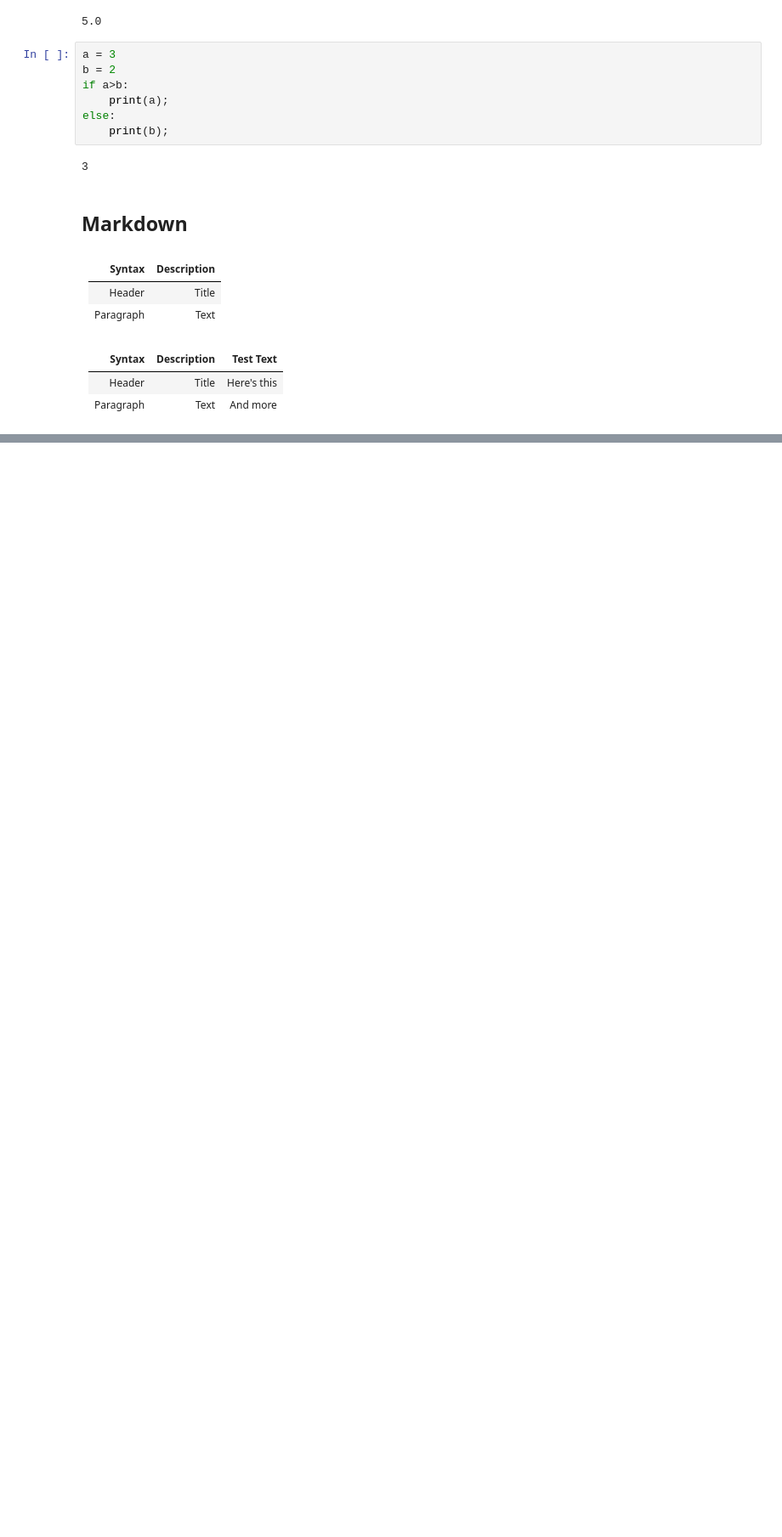
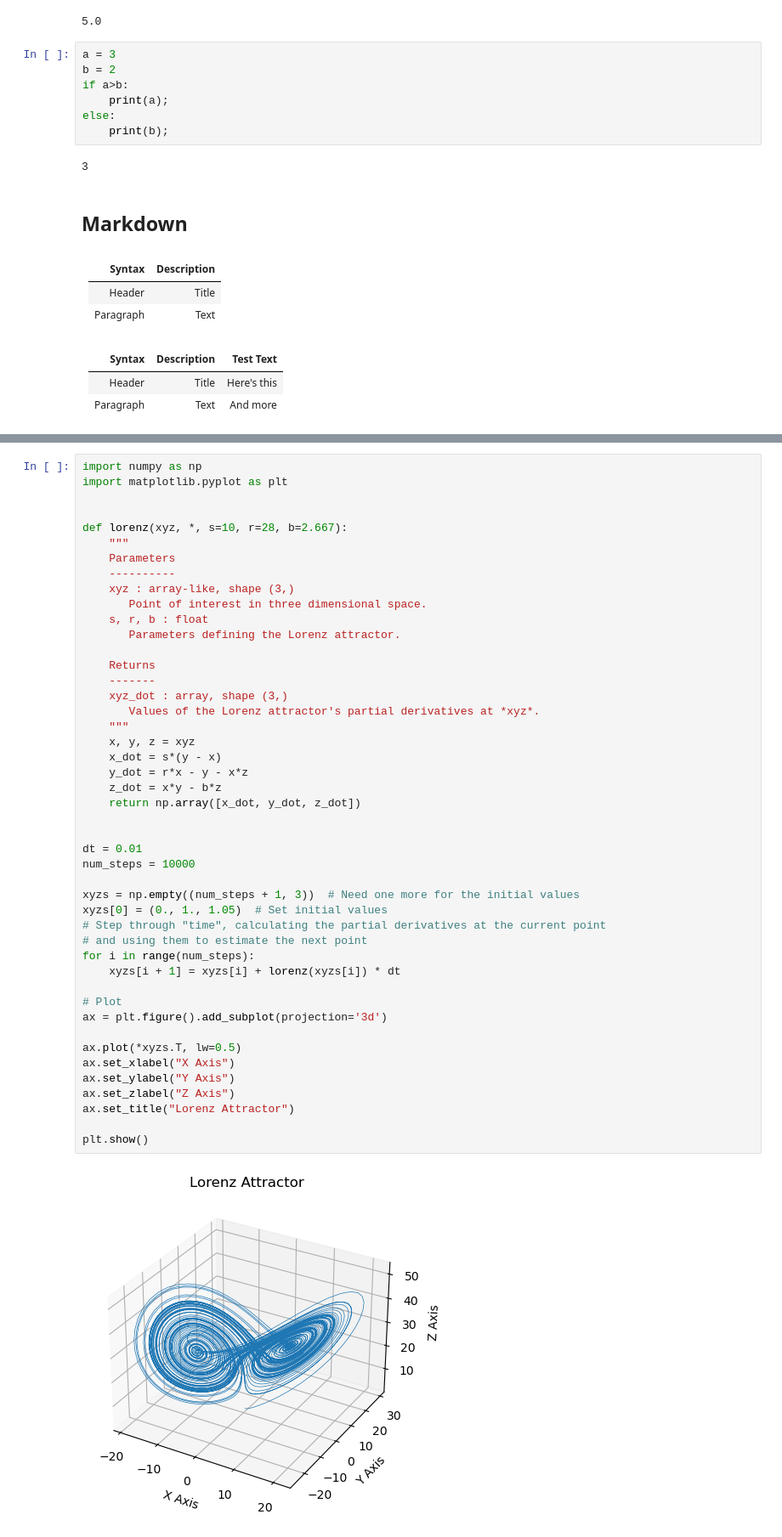
Before and after one commit to qszhao/PTUA2023, a Jupyter notebook: Lab01/PTUA Lecture 1.ipynb, the cells around one changed output, grey strips where cells are left out. Shown: that part at 85% size. Saved outputs shown, nothing was run; the diff lists cells and outputs as text; blank space fills up the shorter version.

Commit message:
Add Lab02.py; Add Lorenz attractor.py to Lab01; Modify .ipynb in Lab01

```diff
--- a/Lab01/PTUA Lecture 1.ipynb
+++ b/Lab01/PTUA Lecture 1.ipynb
@@ -41,0 +44,48 @@ else:
+# %%
+import numpy as np
+import matplotlib.pyplot as plt
+
+
+def lorenz(xyz, *, s=10, r=28, b=2.667):
+    """
+    Parameters
+    ----------
+    xyz : array-like, shape (3,)
+       Point of interest in three dimensional space.
+    s, r, b : float
+       Parameters defining the Lorenz attractor.
+
+    Returns
+    -------
+    xyz_dot : array, shape (3,)
+       Values of the Lorenz attractor's partial derivatives at *xyz*.
+    """
+    x, y, z = xyz
+    x_dot = s*(y - x)
+    y_dot = r*x - y - x*z
+    z_dot = x*y - b*z
+    return np.array([x_dot, y_dot, z_dot])
+
+
+dt = 0.01
+num_steps = 10000
+
+xyzs = np.empty((num_steps + 1, 3))  # Need one more for the initial values
+xyzs[0] = (0., 1., 1.05)  # Set initial values
+# Step through "time", calculating the partial derivatives at the current point
+# and using them to estimate the next point
+for i in range(num_steps):
+    xyzs[i + 1] = xyzs[i] + lorenz(xyzs[i]) * dt
+
+# Plot
+ax = plt.figure().add_subplot(projection='3d')
+
+ax.plot(*xyzs.T, lw=0.5)
+ax.set_xlabel("X Axis")
+ax.set_ylabel("Y Axis")
+ax.set_zlabel("Z Axis")
+ax.set_title("Lorenz Attractor")
+
+plt.show()
+# %% [output]
+[figure, added]
```
Also changed, not shown: parts of 1 cell of this notebook, 2 other files.
